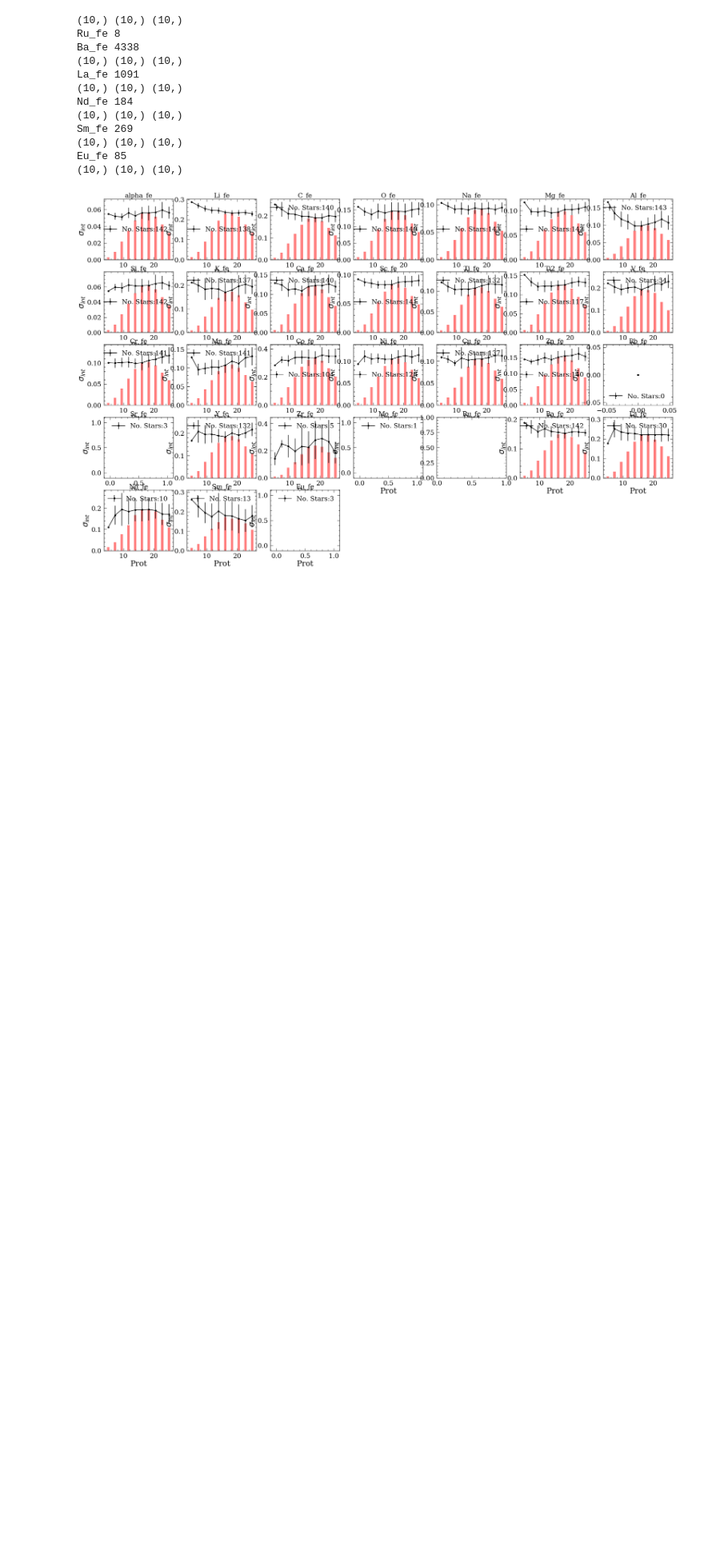
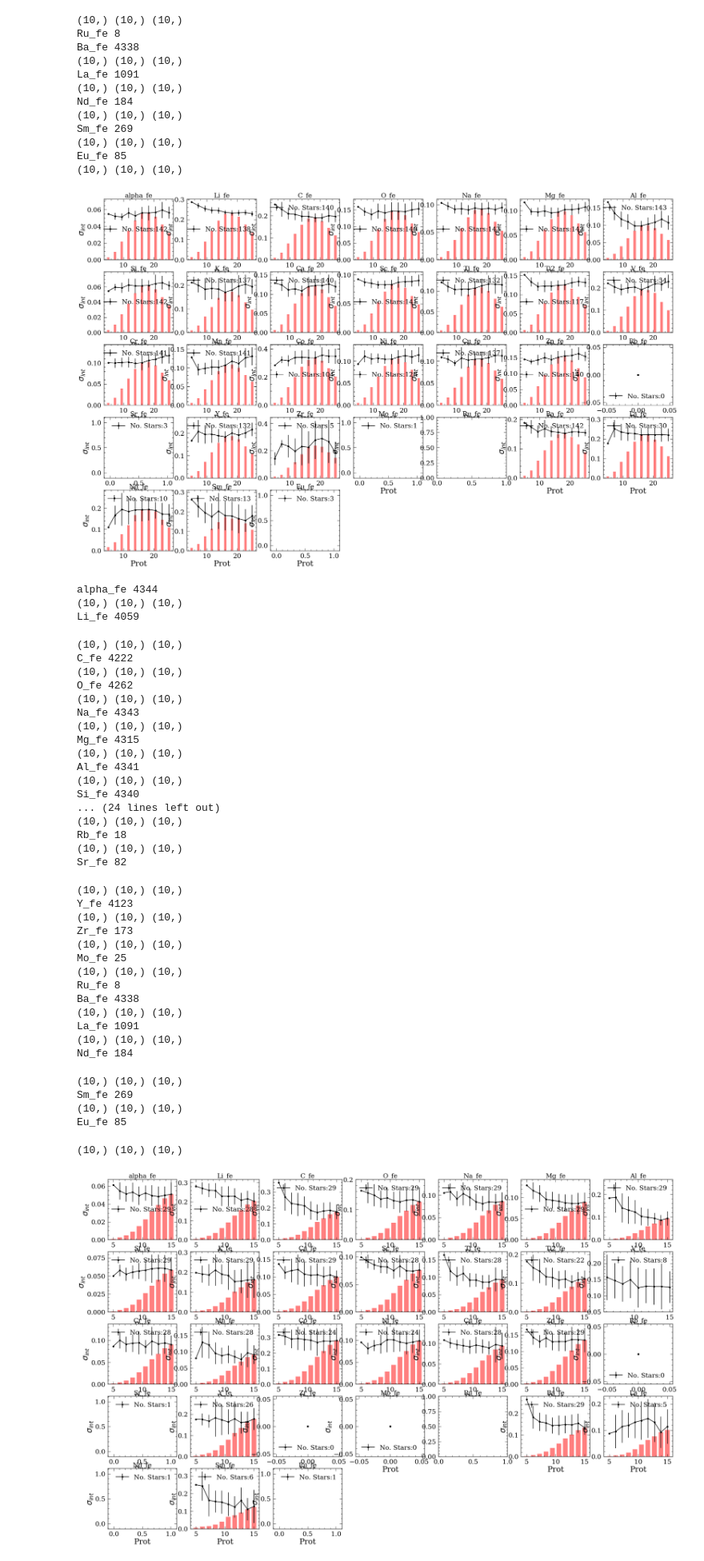
Before and after one commit to lyx12311/RotationScatter, a Jupyter notebook: ImpNB/GALAH.ipynb, the cells around one changed output. Shown at 80% size. Cells and saved outputs as stored; diff of their text form; code cells hidden in the pictures; blank space fills up the shorter version.

Commit message:
update figures

```diff
--- a/ImpNB/GALAH.ipynb
+++ b/ImpNB/GALAH.ipynb
@@ -461,3 +473,46 @@ Sm_fe 269
 Eu_fe 85
 (10,) (10,) (10,)
 [figure]
+# %%
+protselect=np.linspace(5,15,Nopoints)
+plotagedis(galah_solar,protselect,window=3,trytime=50)
+# %% [output]
+alpha_fe 4344
+(10,) (10,) (10,)
+Li_fe 4059
+(10,) (10,) (10,)
+C_fe 4222
+(10,) (10,) (10,)
+O_fe 4262
+(10,) (10,) (10,)
+Na_fe 4343
+(10,) (10,) (10,)
+Mg_fe 4315
+(10,) (10,) (10,)
+Al_fe 4341
+(10,) (10,) (10,)
+Si_fe 4340
+... (24 lines left out)
+(10,) (10,) (10,)
+Rb_fe 18
+(10,) (10,) (10,)
+Sr_fe 82
+(10,) (10,) (10,)
+Y_fe 4123
+(10,) (10,) (10,)
+Zr_fe 173
+(10,) (10,) (10,)
+Mo_fe 25
+(10,) (10,) (10,)
+Ru_fe 8
+Ba_fe 4338
+(10,) (10,) (10,)
+La_fe 1091
+(10,) (10,) (10,)
+Nd_fe 184
+(10,) (10,) (10,)
+Sm_fe 269
+(10,) (10,) (10,)
+Eu_fe 85
+(10,) (10,) (10,)
+[figure, added]
```
Also changed, not shown: parts of 6 cells of this notebook.
